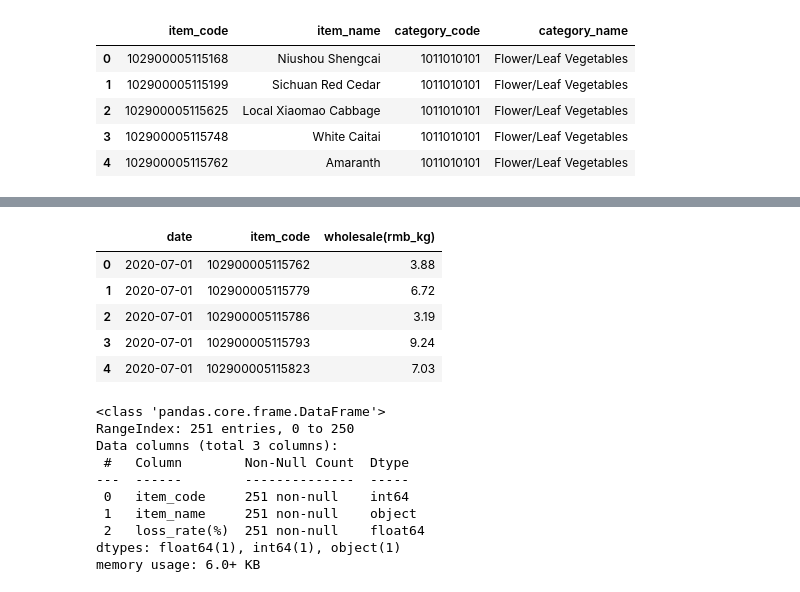
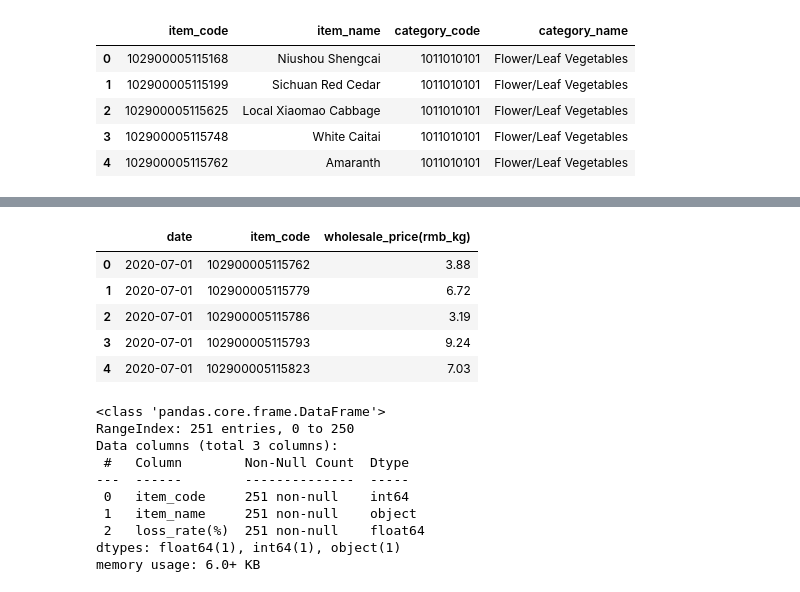
Before and after one commit to BerilCa/Exploration_Data_Analyst, a Jupyter notebook: supermarket-sales-data.ipynb, the cells around one changed output, grey strips where cells are left out. Saved outputs shown, nothing was run; the diff lists cells and outputs as text; code cells hidden in the pictures.

```diff
--- a/supermarket-sales-data.ipynb
+++ b/supermarket-sales-data.ipynb
@@ -134,7 +134,7 @@ memory usage: 41.1+ MB
 | 4 | 2020-07-01 | 0 days 09:20:23 | 102900005115908 | 0.539 | 8.0 | sale | True |
 # %%
 # rename kolom and formating data table
-new_price_per_kg = ['date', 'item_code', 'wholesale(rmb_kg)']
+new_price_per_kg = ['date', 'item_code', 'wholesale_price(rmb_kg)']
 df_price_per_kg.rename(columns=dict(zip(df_price_per_kg.columns, new_price_per_kg)), inplace=True)
 df_price_per_kg['date']=pd.to_datetime(df_price_per_kg['date'])
 
@@ -153,6 +153,6 @@ Data columns (total 3 columns):
 dtypes: datetime64[ns](1), float64(1), int64(1)
 memory usage: 1.3 MB
-|  | date | item_code | wholesale(rmb_kg) |
+|  | date | item_code | wholesale_price(rmb_kg) |
 | 0 | 2020-07-01 | 102900005115762 | 3.88 |
 | 1 | 2020-07-01 | 102900005115779 | 6.72 |
 | 2 | 2020-07-01 | 102900005115786 | 3.19 |
```
Also changed, not shown: parts of 16 cells of this notebook.
